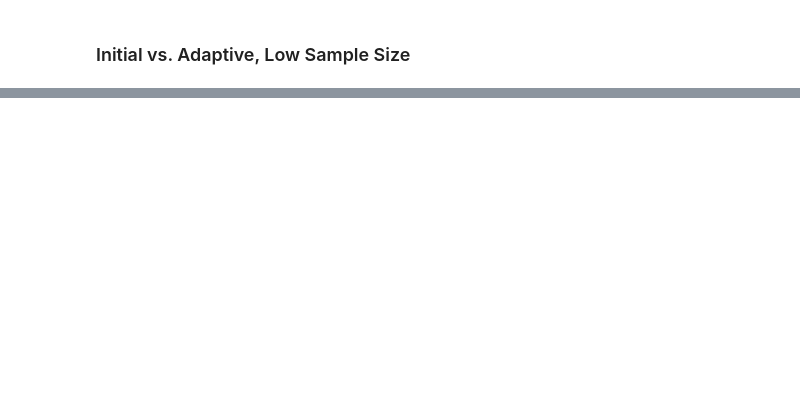
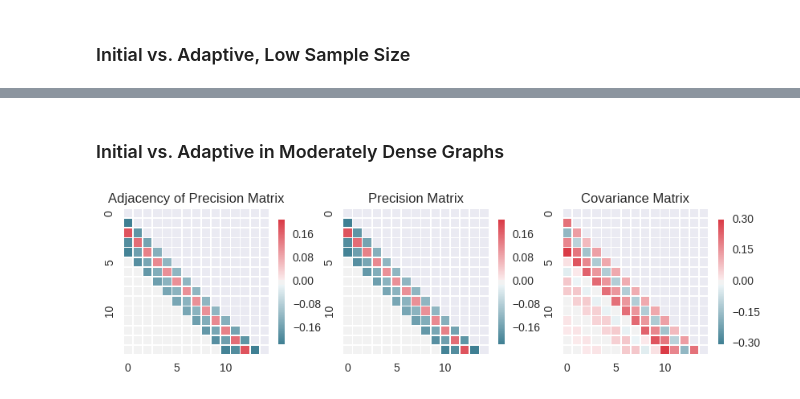
Before and after one commit to skggm/skggm, a Jupyter notebook: examples/Banded Network Simulation.ipynb, the cells around one changed output, grey strips where cells are left out. Drawn from its saved outputs; the diff is of its cells as text; code cells hidden in the pictures; blank space fills up the shorter version.

```diff
--- a/examples/Banded Network Simulation.ipynb
+++ b/examples/Banded Network Simulation.ipynb
@@ -263,0 +233,8 @@ NameError: name 'ae_trial' is not defined
+# %% [markdown]
+### Initial vs. Adaptive in Moderately Dense Graphs
+# %%
+f, (ax1,ax2,ax3) = plt.subplots(1,3,figsize=(10,4));
+covariance, precision, adjacency = new_graph(15,.4,adj_type='banded',random_sign=True,seed=1)
+compare_population_parameters(covariance,precision,adjacency)
+# %% [output]
+[figure, added]
```
Also changed, not shown: parts of 19 cells of this notebook.
